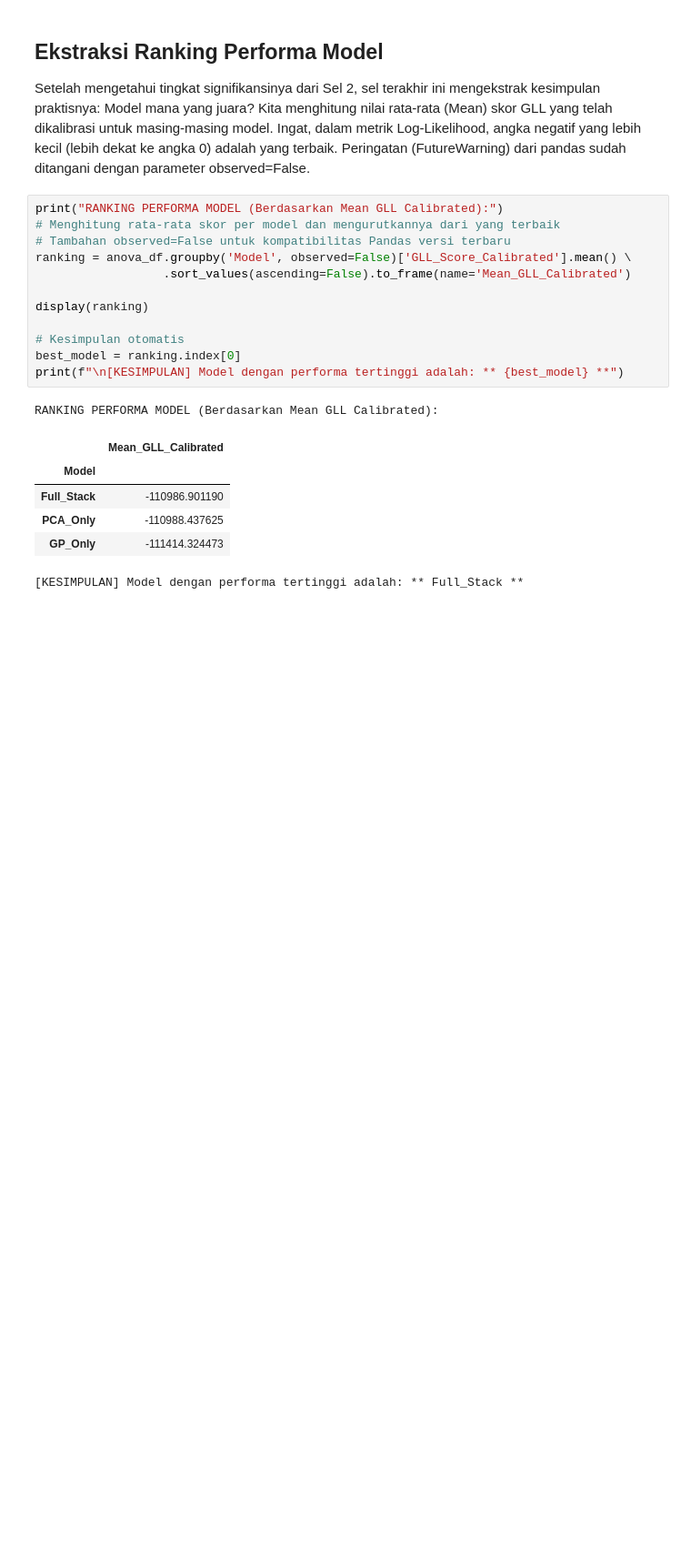
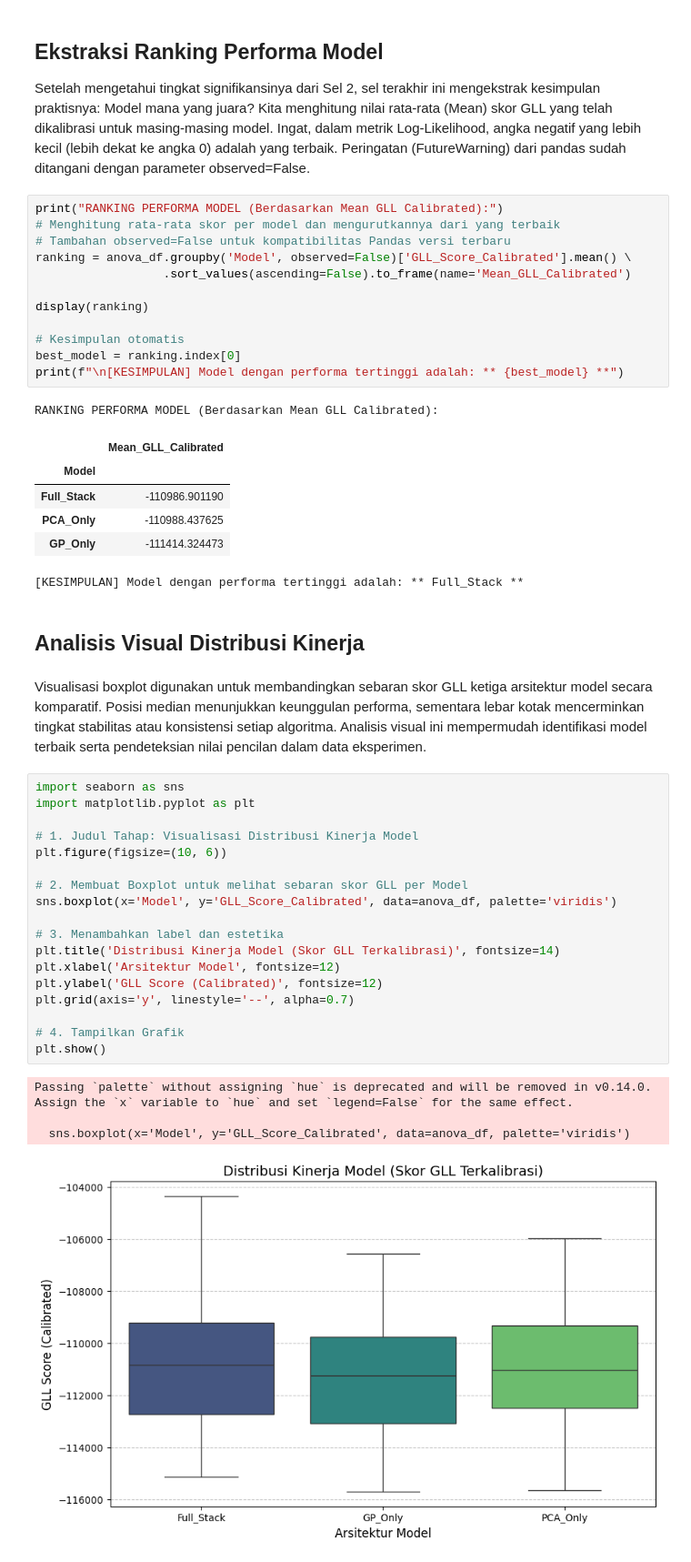
Before and after one commit to PashaAkrilian/Ariel-Data-Challenge-2025, a Jupyter notebook: Optimizing Exoplanet Signal Retrieval: A Latin Square Design Approach.ipynb, the cells around one changed output. Shown at 91% size. Saved outputs shown, nothing was run; the diff lists cells and outputs as text; blank space fills up the shorter version.

```diff
--- a/Optimizing Exoplanet Signal Retrieval: A Latin Square Design Approach.ipynb
+++ b/Optimizing Exoplanet Signal Retrieval: A Latin Square Design Approach.ipynb
@@ -756,3 +782,30 @@ RANKING PERFORMA MODEL (Berdasarkan Mean GLL Calibrated):
 | PCA_Only | -110988.437625 |
 | GP_Only | -111414.324473 |
 [KESIMPULAN] Model dengan performa tertinggi adalah: ** Full_Stack **
+# %% [markdown]
+## Analisis Visual Distribusi Kinerja
+# %% [markdown]
+Visualisasi boxplot digunakan untuk membandingkan sebaran skor GLL ketiga arsitektur model secara komparatif. Posisi median menunjukkan keunggulan performa, sementara lebar kotak mencerminkan tingkat stabilitas atau konsistensi setiap algoritma. Analisis visual ini mempermudah identifikasi model terbaik serta pendeteksian nilai pencilan dalam data eksperimen.
+# %%
+import seaborn as sns
+import matplotlib.pyplot as plt
+
+# 1. Judul Tahap: Visualisasi Distribusi Kinerja Model
+plt.figure(figsize=(10, 6))
+
+# 2. Membuat Boxplot untuk melihat sebaran skor GLL per Model
+sns.boxplot(x='Model', y='GLL_Score_Calibrated', data=anova_df, palette='viridis')
+
+# 3. Menambahkan label dan estetika
+plt.title('Distribusi Kinerja Model (Skor GLL Terkalibrasi)', fontsize=14)
+plt.xlabel('Arsitektur Model', fontsize=12)
+plt.ylabel('GLL Score (Calibrated)', fontsize=12)
+plt.grid(axis='y', linestyle='--', alpha=0.7)
+
+# 4. Tampilkan Grafik
+plt.show()
+# %% [output]
+Passing `palette` without assigning `hue` is deprecated and will be removed in v0.14.0. Assign the `x` variable to `hue` and set `legend=False` for the same effect.
+
+  sns.boxplot(x='Model', y='GLL_Score_Calibrated', data=anova_df, palette='viridis')
+[figure, added]
```
Also changed, not shown: parts of 3 cells of this notebook.
